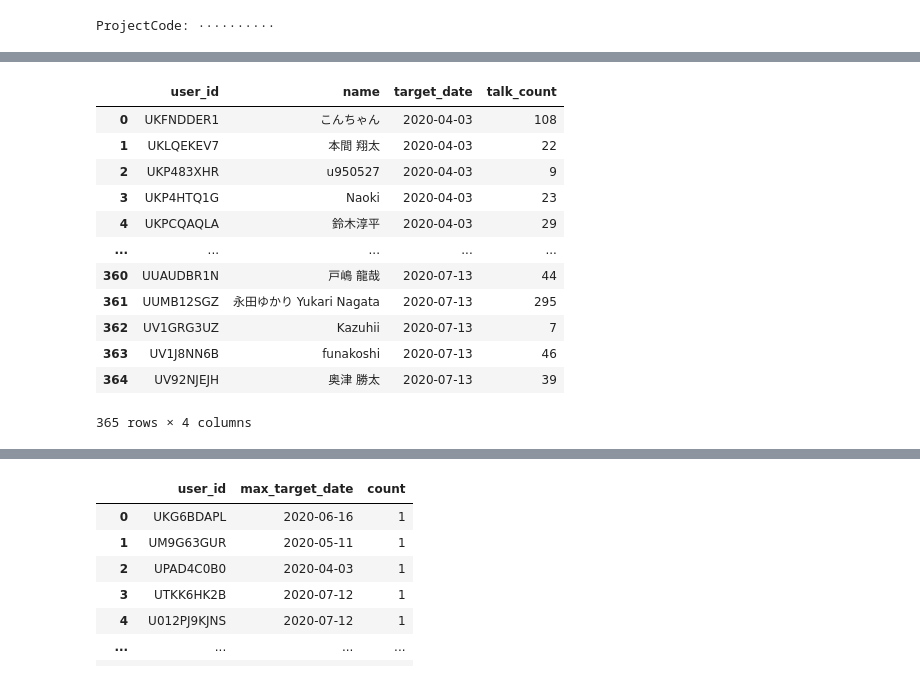
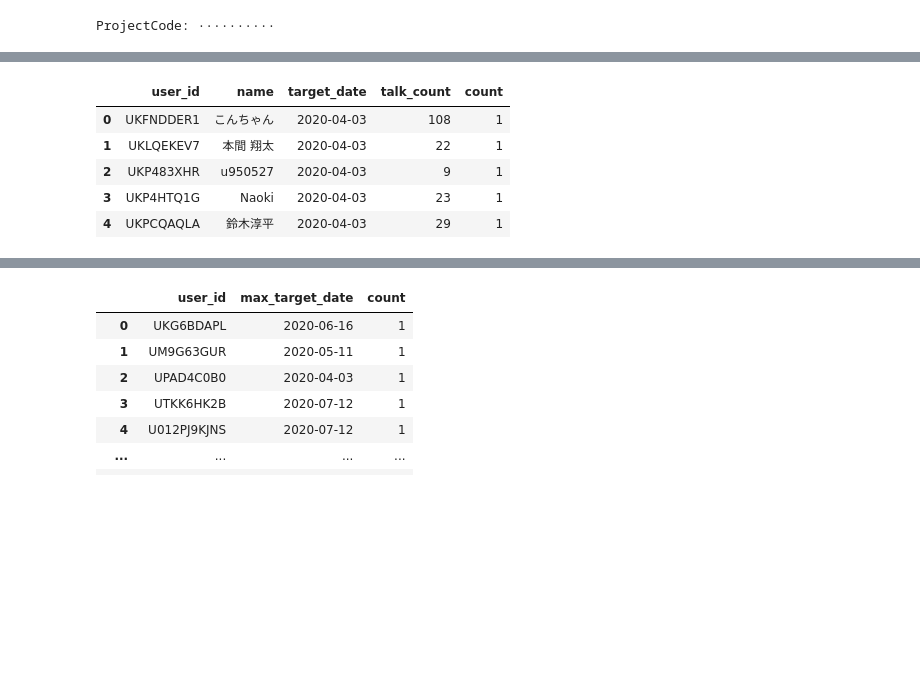
Before and after one commit to daikichidaze/slack-report-2020, a Jupyter notebook: slack-create-mid-table-reply.ipynb, the cells around one changed output, grey strips where cells are left out. Saved outputs shown, nothing was run; the diff lists cells and outputs as text; code cells hidden in the pictures; blank space fills up the shorter version.

```diff
--- a/slack-create-mid-table-reply.ipynb
+++ b/slack-create-mid-table-reply.ipynb
@@ -234,21 +181,14 @@ ORDER BY m.max_target_date, m.user_id
 # %%
 df_user_master.to_csv('user_master.csv', index=False)
 # %%
-df_user_master
+df_user_master.head()
 # %% [output]
-|  | user_id | name | target_date | talk_count |
-| 0 | UKFNDDER1 | こんちゃん | 2020-04-03 | 108 |
-| 1 | UKLQEKEV7 | 本間 翔太 | 2020-04-03 | 22 |
-| 2 | UKP483XHR | u950527 | 2020-04-03 | 9 |
-| 3 | UKP4HTQ1G | Naoki | 2020-04-03 | 23 |
-| 4 | UKPCQAQLA | 鈴木淳平 | 2020-04-03 | 29 |
-| ... | ... | ... | ... | ... |
-| 360 | UUAUDBR1N | 戸嶋 龍哉 | 2020-07-13 | 44 |
-| 361 | UUMB12SGZ | 永田ゆかり Yukari Nagata | 2020-07-13 | 295 |
-| 362 | UV1GRG3UZ | Kazuhii | 2020-07-13 | 7 |
-| 363 | UV1J8NN6B | funakoshi | 2020-07-13 | 46 |
-| 364 | UV92NJEJH | 奥津 勝太 | 2020-07-13 | 39 |
+|  | user_id | name | target_date | talk_count | count |
+| 0 | UKFNDDER1 | こんちゃん | 2020-04-03 | 108 | 1 |
+| 1 | UKLQEKEV7 | 本間 翔太 | 2020-04-03 | 22 | 1 |
+| 2 | UKP483XHR | u950527 | 2020-04-03 | 9 | 1 |
+| 3 | UKP4HTQ1G | Naoki | 2020-04-03 | 23 | 1 |
+| 4 | UKPCQAQLA | 鈴木淳平 | 2020-04-03 | 29 | 1 |
-365 rows × 4 columns
 # %%
 df_user_master['count'] = 1
 df_user_master.groupby(['user_id', 'max_target_date']).count().max()
```
Also changed, not shown: parts of 12 cells of this notebook, 1 other file.
